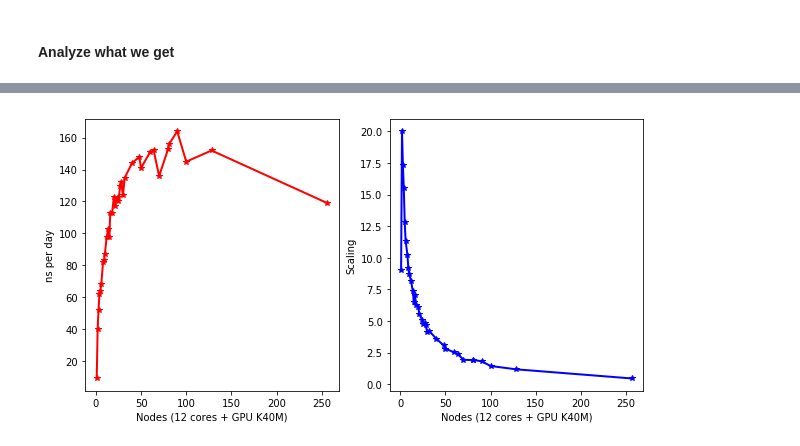
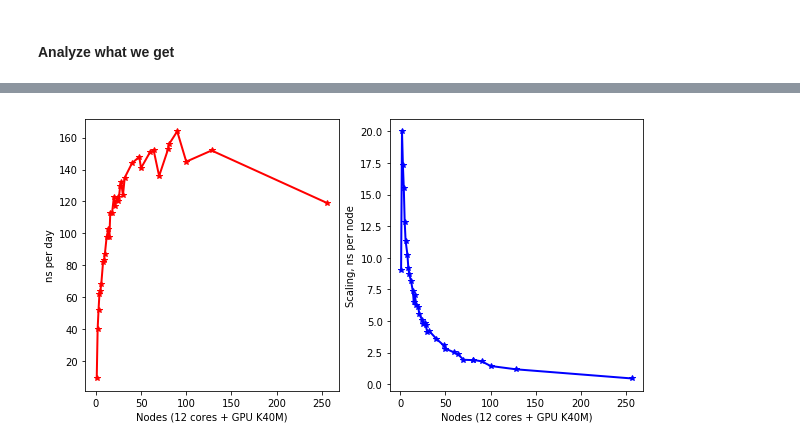
Before and after one commit to chemlove/gmx_template, a Jupyter notebook: 3_benchmarking.ipynb, the cells around one changed output, grey strips where cells are left out. Saved outputs shown, nothing was run; the diff lists cells and outputs as text; code cells hidden in the pictures.

```diff
--- a/3_benchmarking.ipynb
+++ b/3_benchmarking.ipynb
@@ -233,15 +234,15 @@ for k in nodes:
 # %%
 import matplotlib.pyplot as plt
 plt.figure(figsize=(10,5))
 ax = plt.subplot(121)
 speed=np.array(speed)
 ax.plot(speed[:,0], speed[:,1], 'r*-', lw=2, label=r"ns per day")
 ax.set_xlabel("Nodes (12 cores + GPU K40M)")
 ax.set_ylabel("ns per day")
 ax2 = plt.subplot(122)
 ax2.plot(speed[:,0], np.divide(speed[:,1],speed[:,0]), 'b*-', lw=2, label=r"ns per day")
 ax2.set_xlabel("Nodes (12 cores + GPU K40M)")
-ax2.set_ylabel("Scaling")
+ax2.set_ylabel("Scaling, ns per node")
 plt.draw()
 # %% [output]
-[figure, old version]
+[figure, new version]
```
Also changed, not shown: parts of 2 cells of this notebook, 13 other files.
